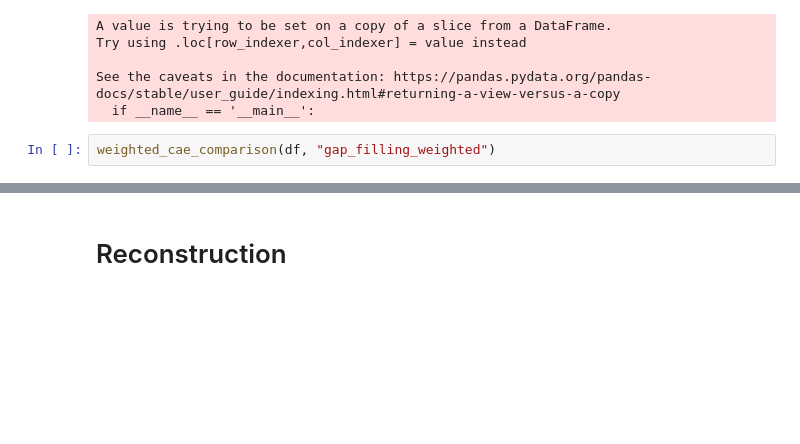
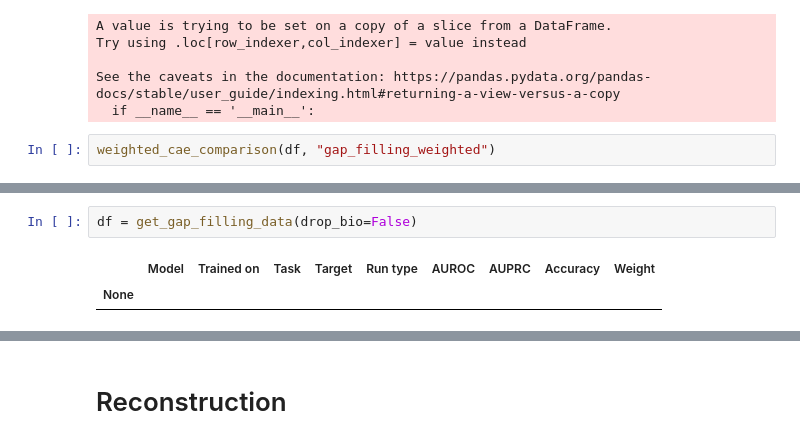
Before and after one commit to LucaCappelletti94/repairing_genomic_gaps, a Jupyter notebook: Wilconxon tie table.ipynb, the cells around one changed output, grey strips where cells are left out. Drawn from its saved outputs; the diff is of its cells as text; blank space fills up the shorter version.

```diff
--- a/Wilconxon tie table.ipynb
+++ b/Wilconxon tie table.ipynb
@@ -362,0 +379,5 @@ weighted_comparison_all(df, "gap_filling_weighted")
+# %%
+df = get_gap_filling_data(drop_bio=False)
+# %% [output]
+|  | Model | Trained on | Task | Target | Run type | AUROC | AUPRC | Accuracy | Weight |
+| None |  |  |  |  |  |  |  |  |  |
```
Also changed, not shown: parts of 6 cells of this notebook, 1 other file.
